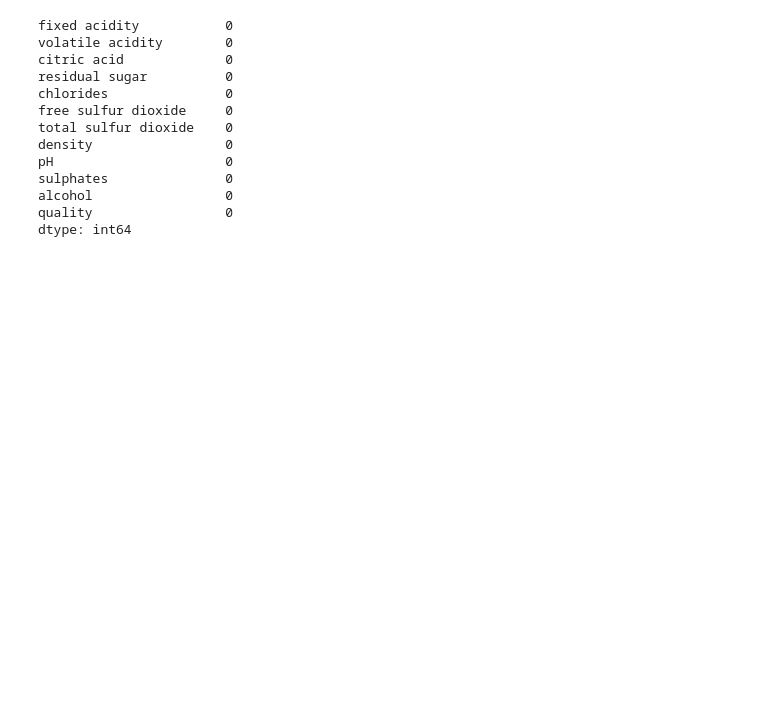
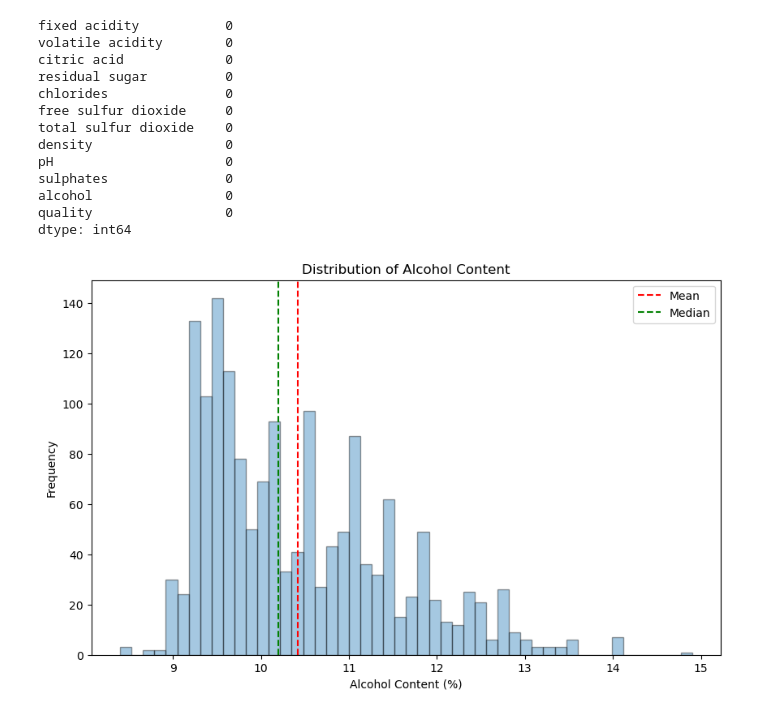
Before and after one commit to cleburn/my-dojo, a Jupyter notebook: notebooks/mod2_wk2/day11.ipynb, the cells around one changed output. Cells and saved outputs as stored; diff of their text form; code cells hidden in the pictures; blank space fills up the shorter version.

Commit message:
Day 11: Boxplot & Histogram drills

```diff
--- a/notebooks/mod2_wk2/day11.ipynb
+++ b/notebooks/mod2_wk2/day11.ipynb
@@ -100,3 +84,16 @@ sulphates               0
 alcohol                 0
 quality                 0
 dtype: int64
+# %%
+plt.figure(figsize=(10,6))
+plt.hist(df['alcohol'], bins=50, edgecolor='black',alpha=0.4)
+plt.axvline(df['alcohol'].mean(), color='red', linestyle='--', label='Mean')
+plt.axvline(df['alcohol'].median(), color='green', linestyle='--', label='Median')
+plt.xlabel('Alcohol Content (%)')
+plt.ylabel('Frequency')
+plt.title('Distribution of Alcohol Content')
+plt.legend()
+plt.savefig('../../visuals/alcohol_histogram_1.png', dpi=300, bbox_inches='tight')
+plt.show()
+# %% [output]
+[figure, added]
```
Also changed, not shown: parts of 6 cells of this notebook, 6 other files.
